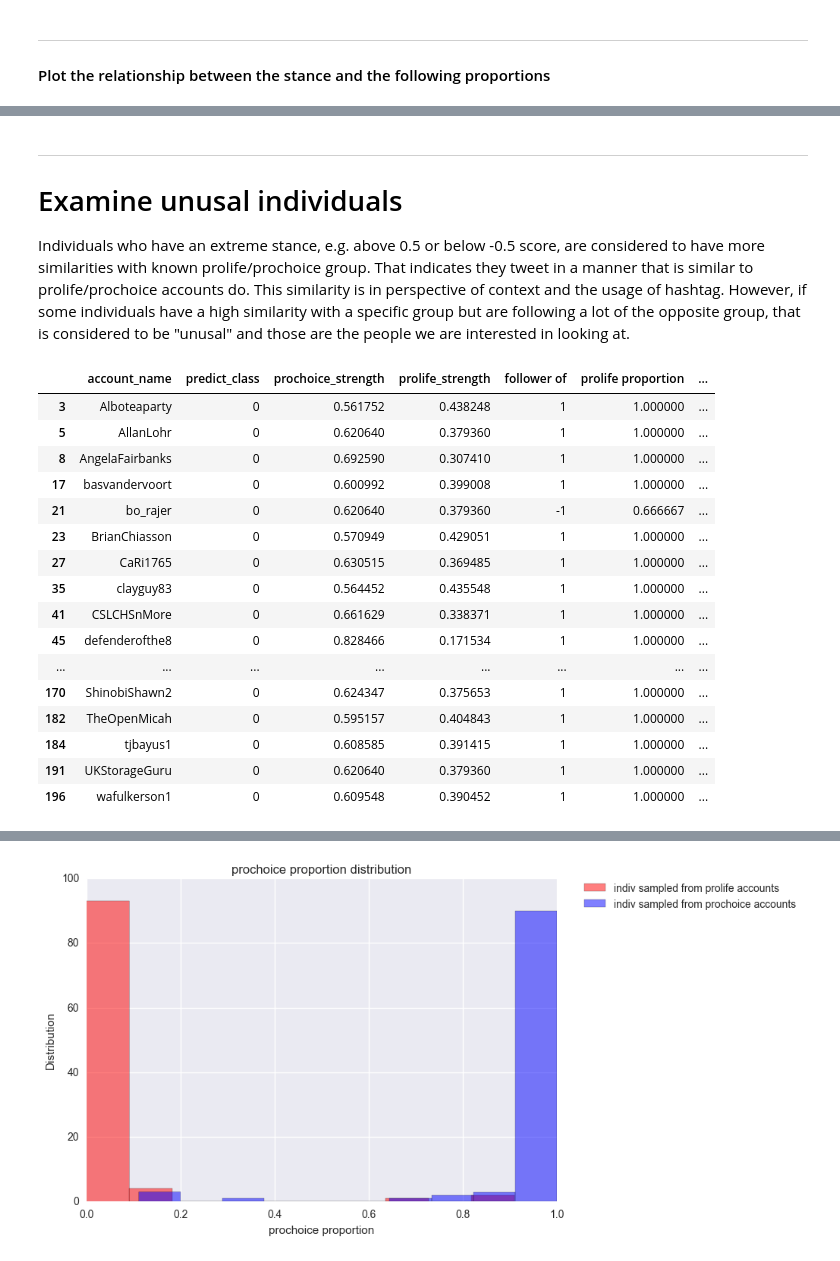
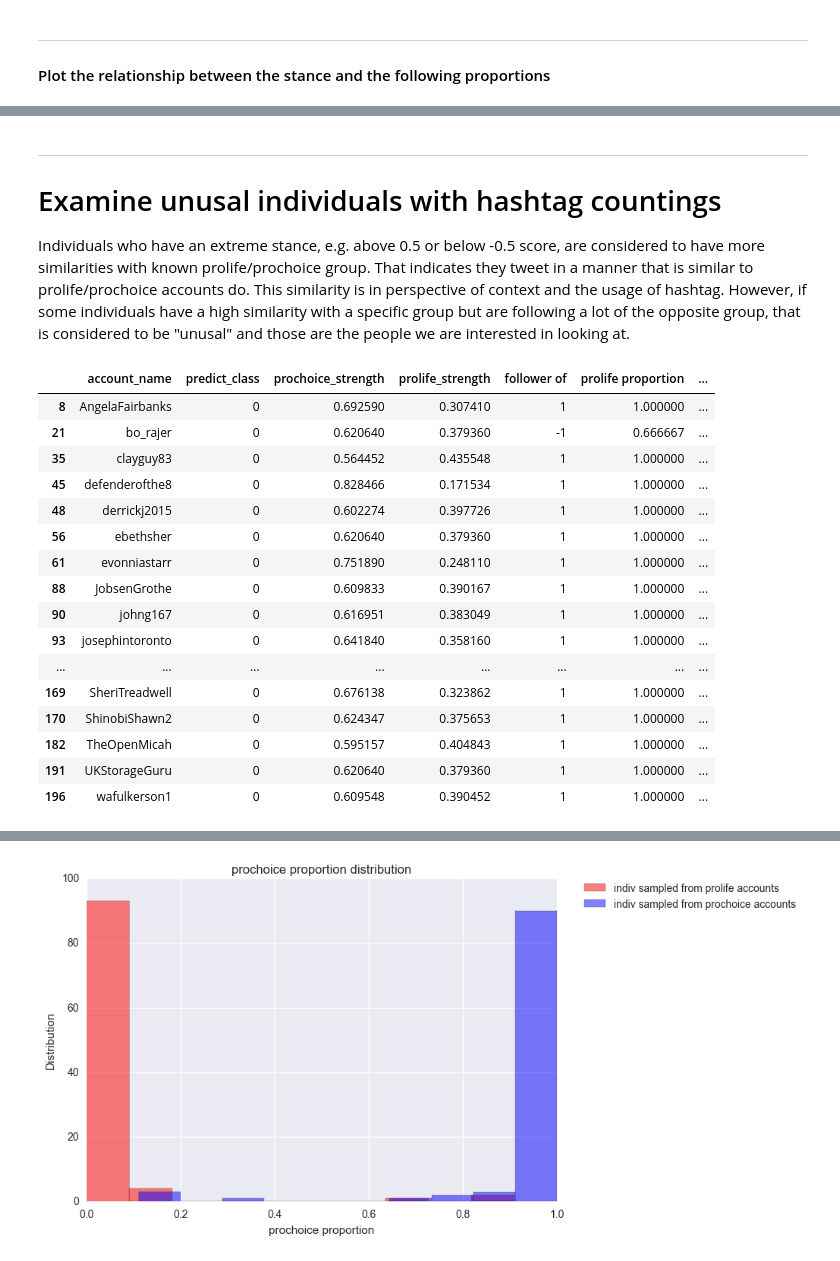
Before and after one commit to JunTan/TwitterAnalysis, a Jupyter notebook: EDA_Diversity_Strength.ipynb, the cells around one changed output, grey strips where cells are left out. Cells and saved outputs as stored; diff of their text form; code cells hidden in the pictures.

```diff
--- a/EDA_Diversity_Strength.ipynb
+++ b/EDA_Diversity_Strength.ipynb
@@ -207,6 +204,6 @@ plt.show()
 # %% [markdown]
 --------
-# Examine unusal individuals
+# Examine unusal individuals with hashtag countings
 
 Individuals who have an extreme stance, e.g. above 0.5 or below -0.5 score, are considered to have more similarities with known prolife/prochoice group. That indicates they tweet in a manner that is similar to prolife/prochoice accounts do. This similarity is in perspective of context and the usage of hashtag. However, if some individuals have a high similarity with a specific group but are following a lot of the opposite group, that is considered to be "unusal" and those are the people we are interested in looking at.
 # %%
@@ -215,22 +212,22 @@ prochoice_unusual_indiv = info_hashtag_df.loc[info_hashtag_df["stance"]>0]\
                           .loc[info_hashtag_df["prochoice proportion"]<info_hashtag_df["prolife proportion"]]
-# %%
-prochoice_unusual_indiv
-# %% [output]
-|  | account_name | predict_class | prochoice_strength | prolife_strength | follower of | prolife proportion | ... |
-| 3 | Alboteaparty | 0 | 0.561752 | 0.438248 | 1 | 1.000000 | ... |
-| 5 | AllanLohr | 0 | 0.620640 | 0.379360 | 1 | 1.000000 | ... |
-| 8 | AngelaFairbanks | 0 | 0.692590 | 0.307410 | 1 | 1.000000 | ... |
-| 17 | basvandervoort | 0 | 0.600992 | 0.399008 | 1 | 1.000000 | ... |
-| 21 | bo_rajer | 0 | 0.620640 | 0.379360 | -1 | 0.666667 | ... |
-| 23 | BrianChiasson | 0 | 0.570949 | 0.429051 | 1 | 1.000000 | ... |
-| 27 | CaRi1765 | 0 | 0.630515 | 0.369485 | 1 | 1.000000 | ... |
-| 35 | clayguy83 | 0 | 0.564452 | 0.435548 | 1 | 1.000000 | ... |
-| 41 | CSLCHSnMore | 0 | 0.661629 | 0.338371 | 1 | 1.000000 | ... |
-| 45 | defenderofthe8 | 0 | 0.828466 | 0.171534 | 1 | 1.000000 | ... |
-| ... | ... | ... | ... | ... | ... | ... | ... |
-| 170 | ShinobiShawn2 | 0 | 0.624347 | 0.375653 | 1 | 1.000000 | ... |
-| 182 | TheOpenMicah | 0 | 0.595157 | 0.404843 | 1 | 1.000000 | ... |
-| 184 | tjbayus1 | 0 | 0.608585 | 0.391415 | 1 | 1.000000 | ... |
-| 191 | UKStorageGuru | 0 | 0.620640 | 0.379360 | 1 | 1.000000 | ... |
-| 196 | wafulkerson1 | 0 | 0.609548 | 0.390452 | 1 | 1.000000 | ... |
+# %%
+prochoice_unusual_indiv_hashtag
+# %% [output]
+|  | account_name | predict_class | prochoice_strength | prolife_strength | follower of | prolife proportion | ... |
+| 8 | AngelaFairbanks | 0 | 0.692590 | 0.307410 | 1 | 1.000000 | ... |
+| 21 | bo_rajer | 0 | 0.620640 | 0.379360 | -1 | 0.666667 | ... |
+| 35 | clayguy83 | 0 | 0.564452 | 0.435548 | 1 | 1.000000 | ... |
+| 45 | defenderofthe8 | 0 | 0.828466 | 0.171534 | 1 | 1.000000 | ... |
+| 48 | derrickj2015 | 0 | 0.602274 | 0.397726 | 1 | 1.000000 | ... |
+| 56 | ebethsher | 0 | 0.620640 | 0.379360 | 1 | 1.000000 | ... |
+| 61 | evonniastarr | 0 | 0.751890 | 0.248110 | 1 | 1.000000 | ... |
+| 88 | JobsenGrothe | 0 | 0.609833 | 0.390167 | 1 | 1.000000 | ... |
+| 90 | johng167 | 0 | 0.616951 | 0.383049 | 1 | 1.000000 | ... |
+| 93 | josephintoronto | 0 | 0.641840 | 0.358160 | 1 | 1.000000 | ... |
+| ... | ... | ... | ... | ... | ... | ... | ... |
+| 169 | SheriTreadwell | 0 | 0.676138 | 0.323862 | 1 | 1.000000 | ... |
+| 170 | ShinobiShawn2 | 0 | 0.624347 | 0.375653 | 1 | 1.000000 | ... |
+| 182 | TheOpenMicah | 0 | 0.595157 | 0.404843 | 1 | 1.000000 | ... |
+| 191 | UKStorageGuru | 0 | 0.620640 | 0.379360 | 1 | 1.000000 | ... |
+| 196 | wafulkerson1 | 0 | 0.609548 | 0.390452 | 1 | 1.000000 | ... |
 # %%
```
Also changed, not shown: parts of 19 cells of this notebook, 30 other files.
